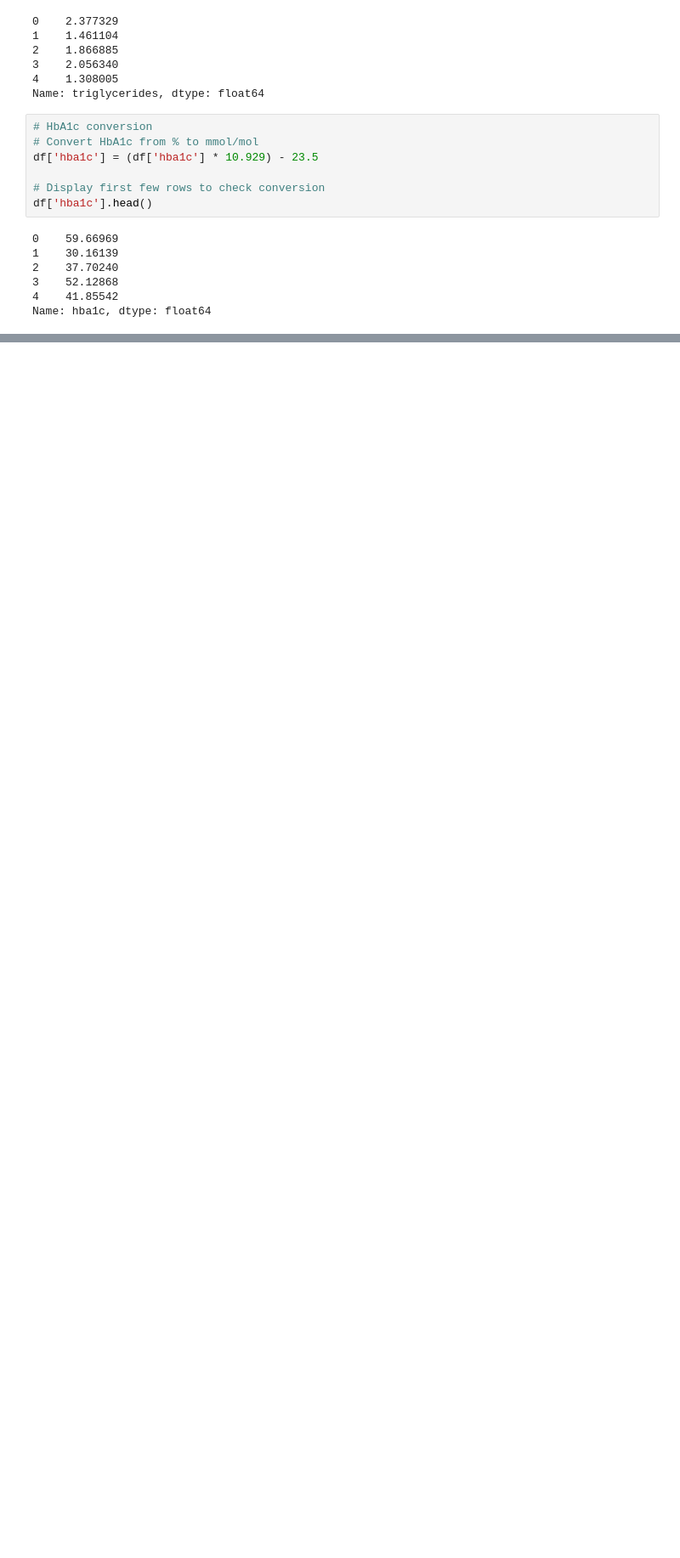
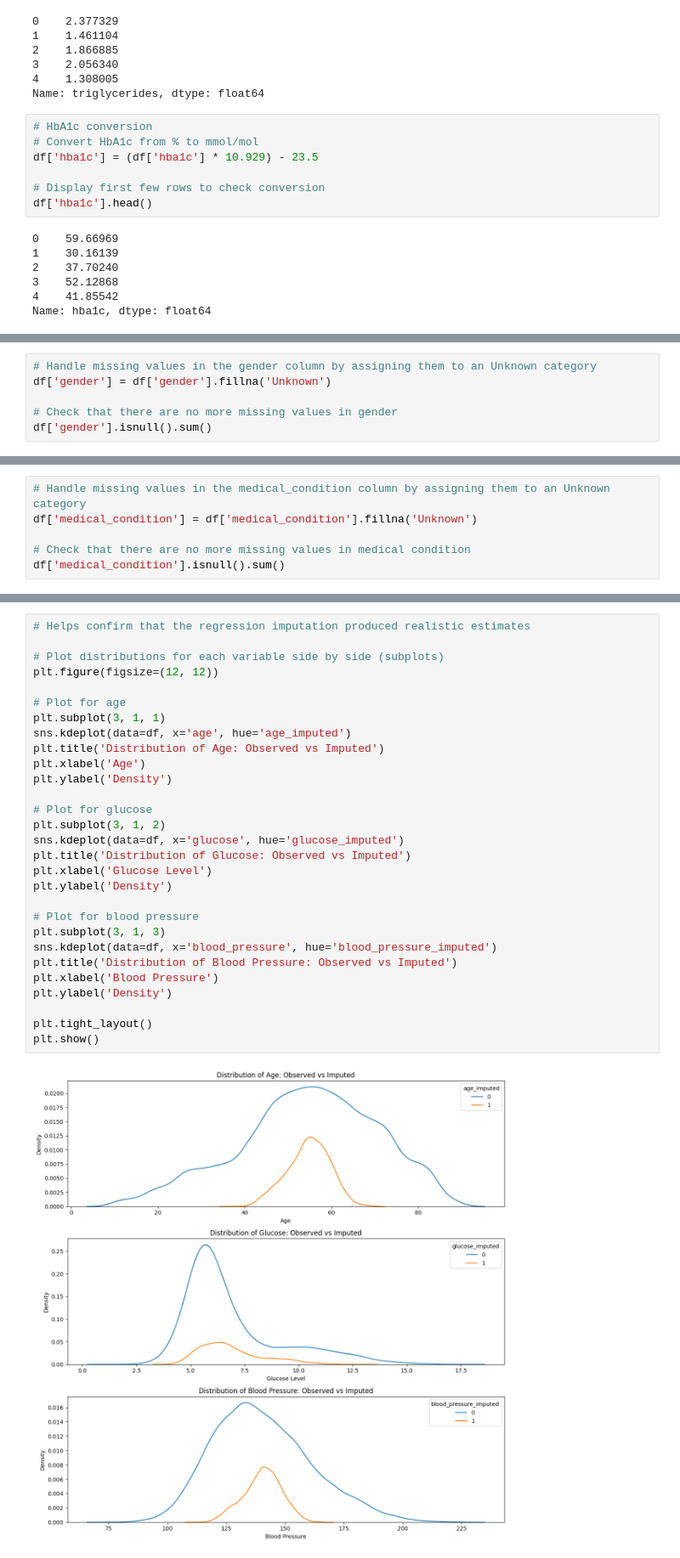
Before and after one commit to fleursmith/dsci_summative2, a Jupyter notebook: individual_working_notebooks/fleur.ipynb, the cells around one changed output, grey strips where cells are left out. Shown at 85% size. Drawn from its saved outputs; the diff is of its cells as text; blank space fills up the shorter version.

Commit message:
Fleur: handling missing data and adding research plan

```diff
--- a/individual_working_notebooks/fleur.ipynb
+++ b/individual_working_notebooks/fleur.ipynb
@@ -408,0 +444,6 @@ Name: hba1c, dtype: float64
+# %%
+# Handle missing values in the gender column by assigning them to an Unknown category
+df['gender'] = df['gender'].fillna('Unknown')
+
+# Check that there are no more missing values in gender
+df['gender'].isnull().sum()
@@ -408,0 +452,6 @@ Name: hba1c, dtype: float64
+# %%
+# Handle missing values in the medical_condition column by assigning them to an Unknown category
+df['medical_condition'] = df['medical_condition'].fillna('Unknown')
+
+# Check that there are no more missing values in medical condition
+df['medical_condition'].isnull().sum()
@@ -408,0 +630,31 @@ Name: hba1c, dtype: float64
+# %%
+# Helps confirm that the regression imputation produced realistic estimates
+
+# Plot distributions for each variable side by side (subplots)
+plt.figure(figsize=(12, 12))
+
+# Plot for age
+plt.subplot(3, 1, 1)
+sns.kdeplot(data=df, x='age', hue='age_imputed')
+plt.title('Distribution of Age: Observed vs Imputed')
+plt.xlabel('Age')
+plt.ylabel('Density')
+
+# Plot for glucose
+plt.subplot(3, 1, 2)
+sns.kdeplot(data=df, x='glucose', hue='glucose_imputed')
+plt.title('Distribution of Glucose: Observed vs Imputed')
+plt.xlabel('Glucose Level')
+plt.ylabel('Density')
+
+# Plot for blood pressure
+plt.subplot(3, 1, 3)
+sns.kdeplot(data=df, x='blood_pressure', hue='blood_pressure_imputed')
+plt.title('Distribution of Blood Pressure: Observed vs Imputed')
+plt.xlabel('Blood Pressure')
+plt.ylabel('Density')
+
+plt.tight_layout()
+plt.show()
+# %% [output]
+[figure, added]
```
Also changed, not shown: parts of 17 cells of this notebook.
